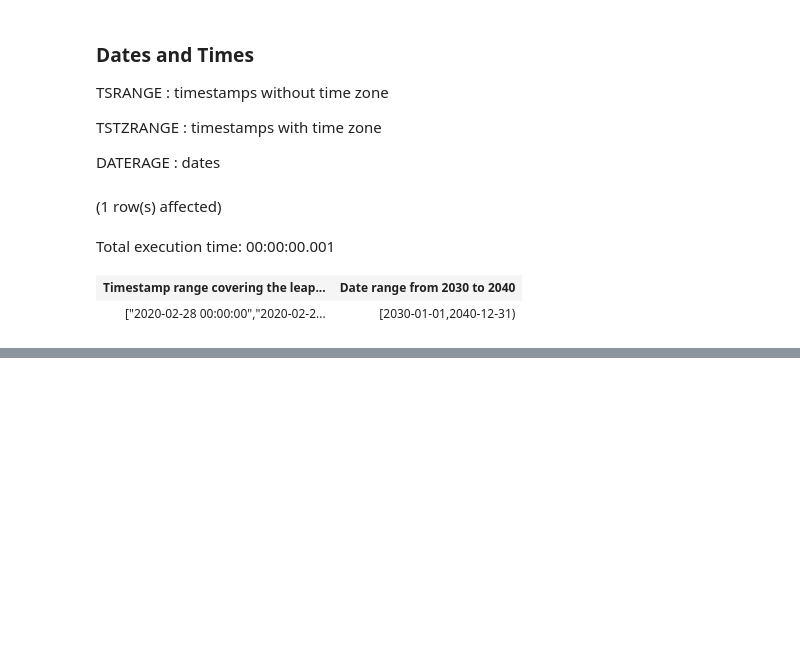
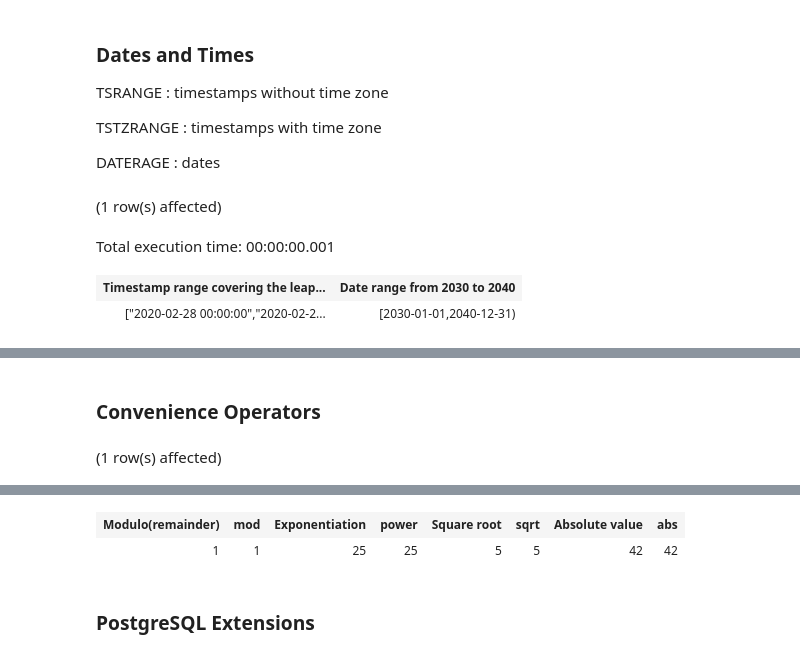
Before and after one commit to yaowenqiang/postgresql_functions_playbook, a Jupyter notebook: Notebook-1.ipynb, the cells around one changed output, grey strips where cells are left out. Cells and saved outputs as stored; diff of their text form; code cells hidden in the pictures; blank space fills up the shorter version.

```diff
--- a/Notebook-1.ipynb
+++ b/Notebook-1.ipynb
@@ -335,0 +362,10 @@ Total execution time: 00:00:00.001
+# %% [markdown]
+### Convenience Operators
+# %%
+SELECT
+    5 % 2 as "Modulo(remainder)", MOD(5,2),
+    5 ^ 2 as "Exponentiation",POWER(5,2),
+    |/ 25 as "Square root",SQRT(25),
+    @ -42 as "Absolute value", ABS(-42);
+# %% [output]
+(1 row(s) affected)
@@ -335,0 +373,4 @@ Total execution time: 00:00:00.001
+| Modulo(remainder) | mod | Exponentiation | power | Square root | sqrt | Absolute value | abs |
+| 1 | 1 | 25 | 25 | 5 | 5 | 42 | 42 |
+# %% [markdown]
+### PostgreSQL Extensions
```
Also changed, not shown: parts of 44 cells of this notebook.
